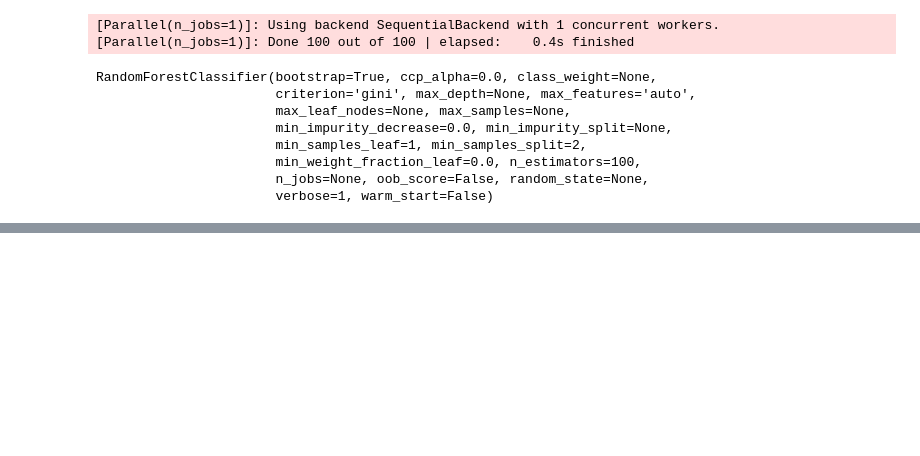
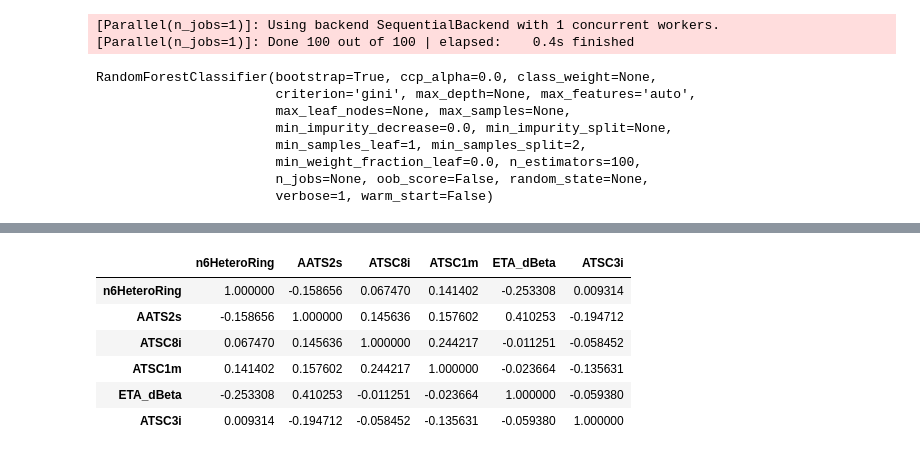
Before and after one commit to relfarizi/Tubes_Chemo_Informatics, a Jupyter notebook: Feature_Selection.ipynb, the cells around one changed output, grey strips where cells are left out. Cells and saved outputs as stored; diff of their text form; code cells hidden in the pictures; blank space fills up the shorter version.

```diff
--- a/Feature_Selection.ipynb
+++ b/Feature_Selection.ipynb
@@ -90,0 +104,14 @@ for x in zip(feature, clf.feature_importances_):
+# %%
+feature_idx = sorted(range(len(clf.feature_importances_)), key=lambda k: clf.feature_importances_[k],reverse=True)
+n_feature = 6
+print(feature_idx[:n_feature])
+feature_selected = []
+for i in (feature_idx[:n_feature]) :
+    feature_selected.append(feature[i])
+print(feature_selected)
+feature_importance = []
+
+for x in zip(feature, clf.feature_importances_):
+    if x[0] in feature_selected :
+        feature_importance.append([x[0],x[1]])
+feature_importance
@@ -90,0 +130,12 @@ for x in zip(feature, clf.feature_importances_):
+# %%
+data = data_train.loc[:,[x for x in feature_selected]]
+correlation = data.corr()
+correlation
+# %% [output]
+|  | n6HeteroRing | AATS2s | ATSC8i | ATSC1m | ETA_dBeta | ATSC3i |
+| n6HeteroRing | 1.000000 | -0.158656 | 0.067470 | 0.141402 | -0.253308 | 0.009314 |
+| AATS2s | -0.158656 | 1.000000 | 0.145636 | 0.157602 | 0.410253 | -0.194712 |
+| ATSC8i | 0.067470 | 0.145636 | 1.000000 | 0.244217 | -0.011251 | -0.058452 |
+| ATSC1m | 0.141402 | 0.157602 | 0.244217 | 1.000000 | -0.023664 | -0.135631 |
+| ETA_dBeta | -0.253308 | 0.410253 | -0.011251 | -0.023664 | 1.000000 | -0.059380 |
+| ATSC3i | 0.009314 | -0.194712 | -0.058452 | -0.135631 | -0.059380 | 1.000000 |
```
Also changed, not shown: parts of 45 cells of this notebook.
